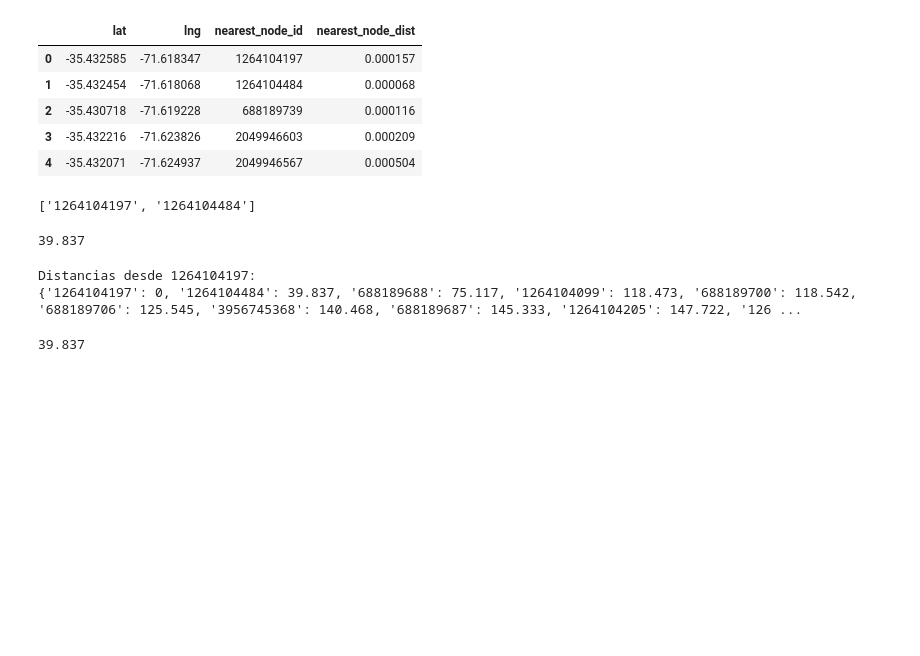
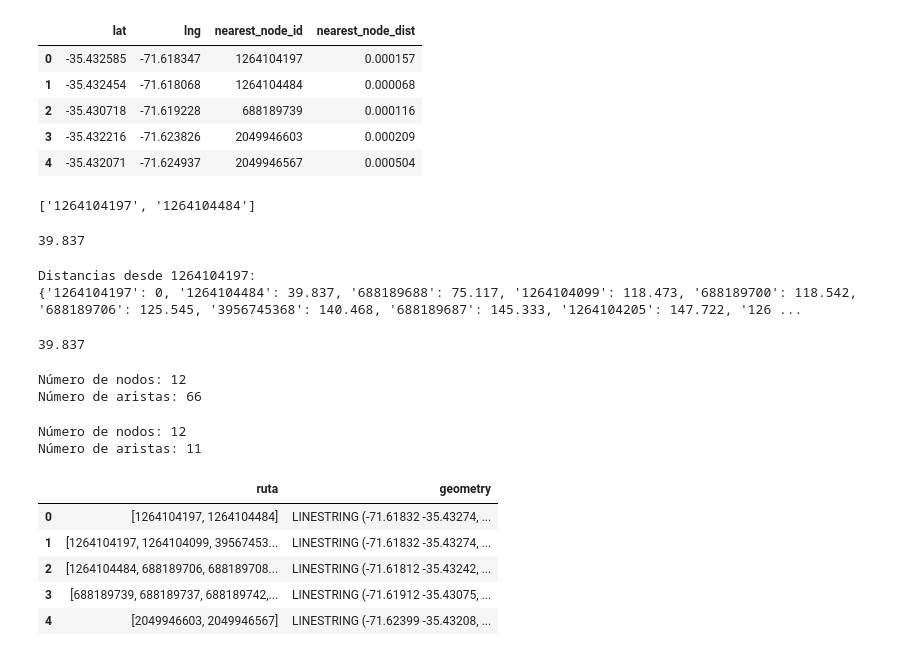
Before and after one commit to shernandez-ucm/estructuras_discretas, a Jupyter notebook: 4.-recorrido_grafos.ipynb, the cells around one changed output. Cells and saved outputs as stored; diff of their text form; code cells hidden in the pictures; blank space fills up the shorter version.

```diff
--- a/4.-recorrido_grafos.ipynb
+++ b/4.-recorrido_grafos.ipynb
@@ -334,3 +338,17 @@ Distancias desde 1264104197:
 shortest_lengths['1264104197']['1264104484']
 # %% [output]
 39.837
+# %%
+G_completo = nx.Graph()
+
+# Usa el DataFrame dist_df generado previamente con pairwise_haversine
+for i in shortest_lengths.keys():
+    for j in shortest_lengths.keys():
+        if i != j:
+            G_completo.add_edge(i, j, weight=shortest_lengths[i][j])
+
+print(f"Número de nodos: {G_completo.number_of_nodes()}")
+print(f"Número de aristas: {G_completo.number_of_edges()}")
+# %% [output]
+Número de nodos: 12
+Número de aristas: 66
@@ -336,0 +357,6 @@ shortest_lengths['1264104197']['1264104484']
+# %%
+print(f"Número de nodos: {T_puntoslimpios.number_of_nodes()}")
+print(f"Número de aristas: {T_puntoslimpios.number_of_edges()}")
+# %% [output]
+Número de nodos: 12
+Número de aristas: 11
@@ -336,0 +365,26 @@ shortest_lengths['1264104197']['1264104484']
+# %%
+#from shapely.geometry import LineString
+#import geopandas as gpd
+
+# rutas_mas_cortas es una lista de listas de ids de nodos
+# gdf_nodes debe tener columnas 'id', 'x', 'y'
+
+def get_point_coords(node_id):
+    row = gdf_nodes[gdf_nodes['id'] == node_id].iloc[0]
+    return (row['x'], row['y'])
+
+# Construye un GeoDataFrame con las rutas como LineString
+df_rutas = []
+for ruta in rutas_mas_cortas:
+    coords = [get_point_coords(nodo) for nodo in ruta]
+    df_rutas.append({'ruta': ruta, 'geometry': LineString(coords)})
+
+gdf_rutas = gpd.GeoDataFrame(df_rutas, geometry='geometry', crs="EPSG:4326")
+gdf_rutas.head()
+# %% [output]
+|  | ruta | geometry |
+| 0 | [1264104197, 1264104484] | LINESTRING (-71.61832 -35.43274, ... |
+| 1 | [1264104197, 1264104099, 39567453... | LINESTRING (-71.61832 -35.43274, ... |
+| 2 | [1264104484, 688189706, 688189708... | LINESTRING (-71.61812 -35.43242, ... |
+| 3 | [688189739, 688189737, 688189742,... | LINESTRING (-71.61912 -35.43075, ... |
+| 4 | [2049946603, 2049946567] | LINESTRING (-71.62399 -35.43208, ... |
```
Also changed, not shown: parts of 8 cells of this notebook.
